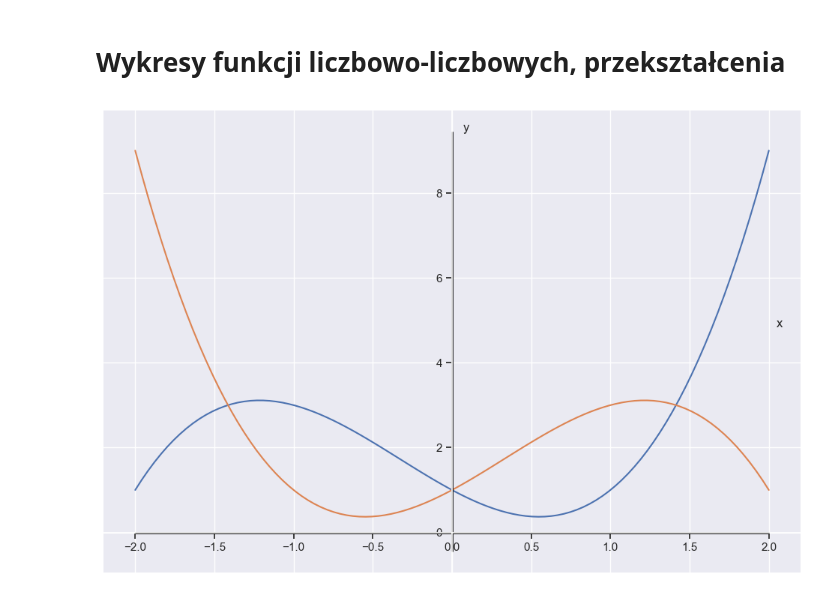
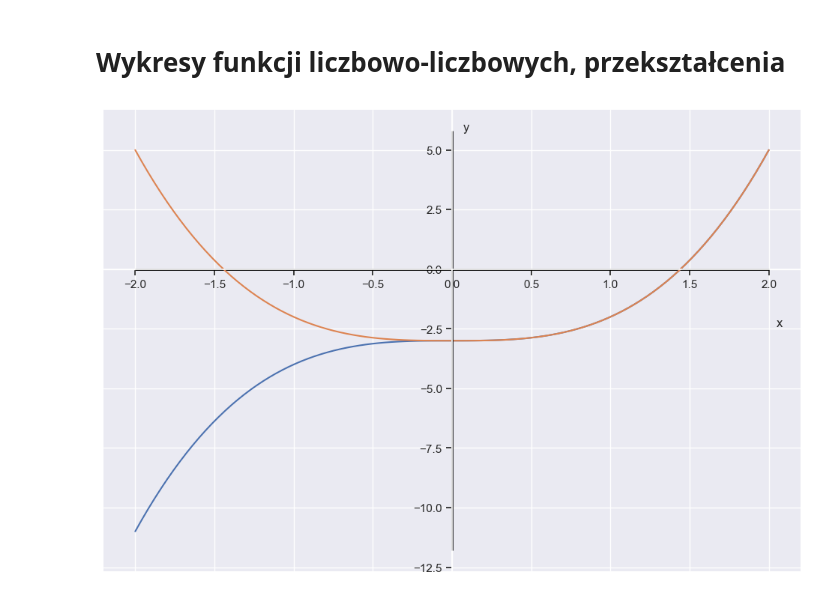
Before and after one commit to lurco/plot_real_functions, a Jupyter notebook: learn_functions/Wykresy.ipynb, the cells around one changed output. Saved outputs shown, nothing was run; the diff lists cells and outputs as text; code cells hidden in the pictures.

```diff
--- a/learn_functions/Wykresy.ipynb
+++ b/learn_functions/Wykresy.ipynb
@@ -5,5 +5,13 @@ import jupyter_black
 jupyter_black.load()
 from plotting import plot_function
 # %%
+def f(x):
+    return x**3 - 3
+
+
+def f2(x):
+    return f(abs(x))
-# %% [output]
-[figure, removed]
+# %%
+plot_function(f, f2, x_start=-2, x_end=2, label="f(x) oraz f(|x|)")
+# %% [output]
+[figure, added]
```
